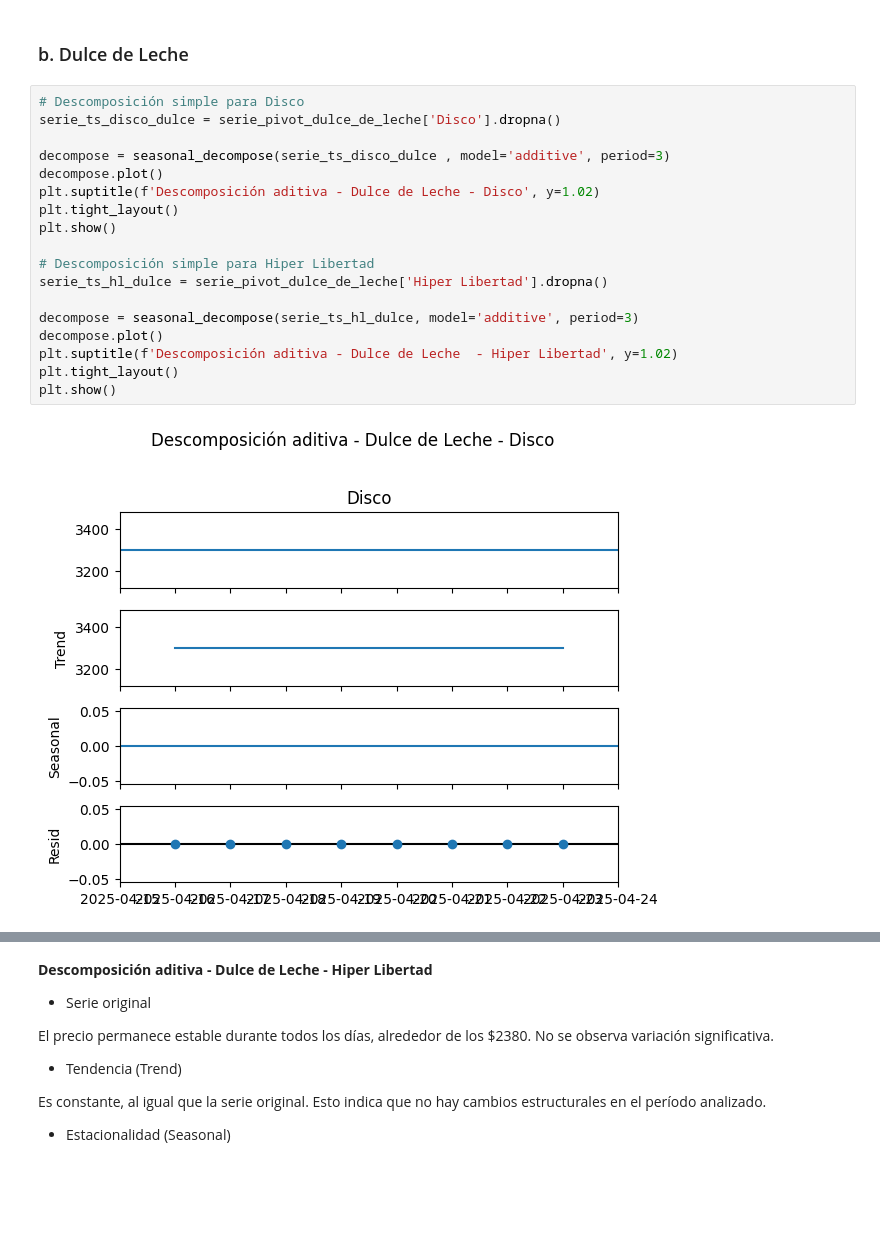
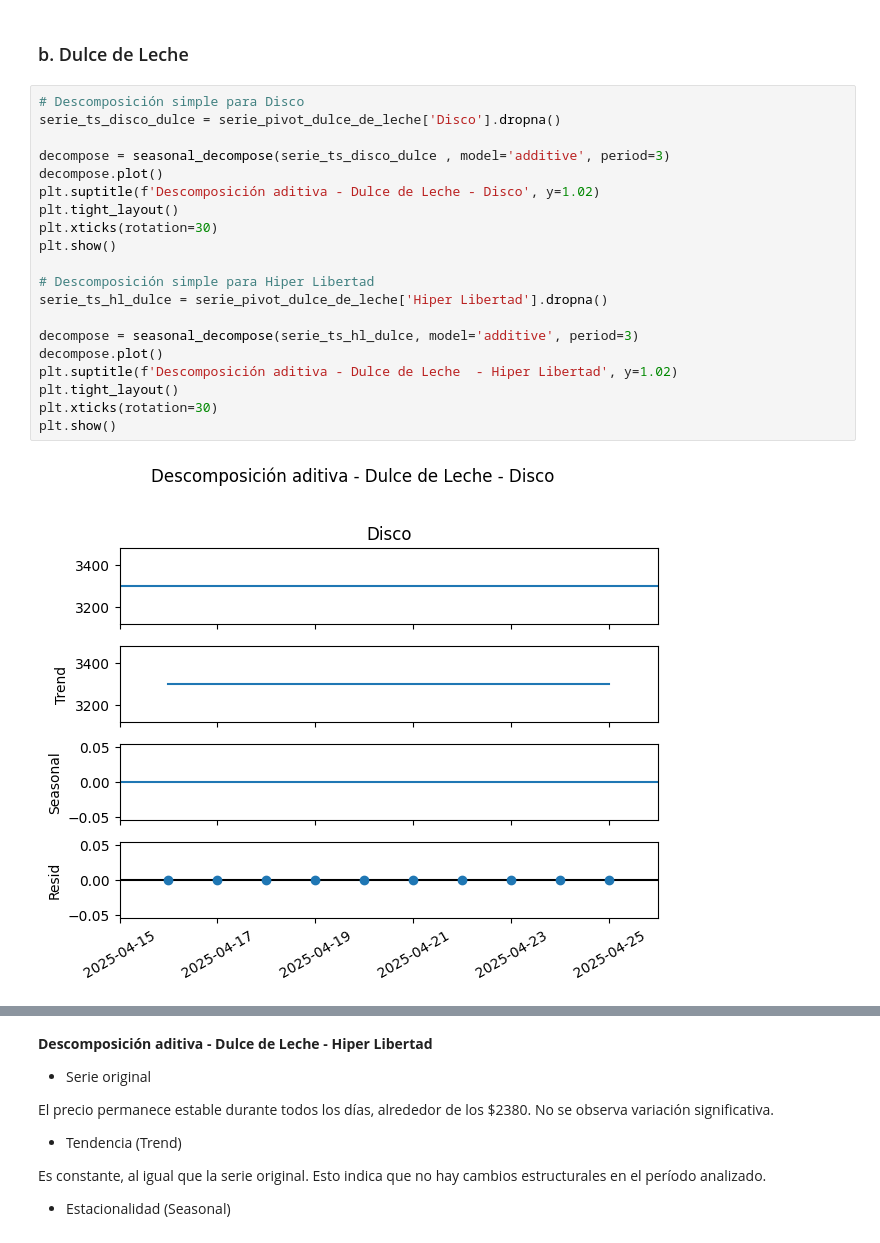
Before and after one commit to manuelpalomeque/Web-Scraper-canasta-basica, a Jupyter notebook: notebooks/02_modelo_tendencias_WS.ipynb, the cells around one changed output, grey strips where cells are left out. Saved outputs shown, nothing was run; the diff lists cells and outputs as text; blank space fills up the shorter version.

```diff
--- a/notebooks/02_modelo_tendencias_WS.ipynb
+++ b/notebooks/02_modelo_tendencias_WS.ipynb
@@ -166,20 +187,22 @@ Hay algunos residuos negativos, lo cual indica que hay pequeñas variaciones no
 # %%
 # Descomposición simple para Disco
 serie_ts_disco_dulce = serie_pivot_dulce_de_leche['Disco'].dropna()
 
 decompose = seasonal_decompose(serie_ts_disco_dulce , model='additive', period=3)
 decompose.plot()
 plt.suptitle(f'Descomposición aditiva - Dulce de Leche - Disco', y=1.02)
 plt.tight_layout()
+plt.xticks(rotation=30)
 plt.show()
 
 # Descomposición simple para Hiper Libertad
 serie_ts_hl_dulce = serie_pivot_dulce_de_leche['Hiper Libertad'].dropna()
 
 decompose = seasonal_decompose(serie_ts_hl_dulce, model='additive', period=3)
 decompose.plot()
 plt.suptitle(f'Descomposición aditiva - Dulce de Leche  - Hiper Libertad', y=1.02)
 plt.tight_layout()
+plt.xticks(rotation=30)
 plt.show()
 # %% [output]
-[figure, old version]
+[figure, new version]
```
Also changed, not shown: parts of 28 cells of this notebook.
